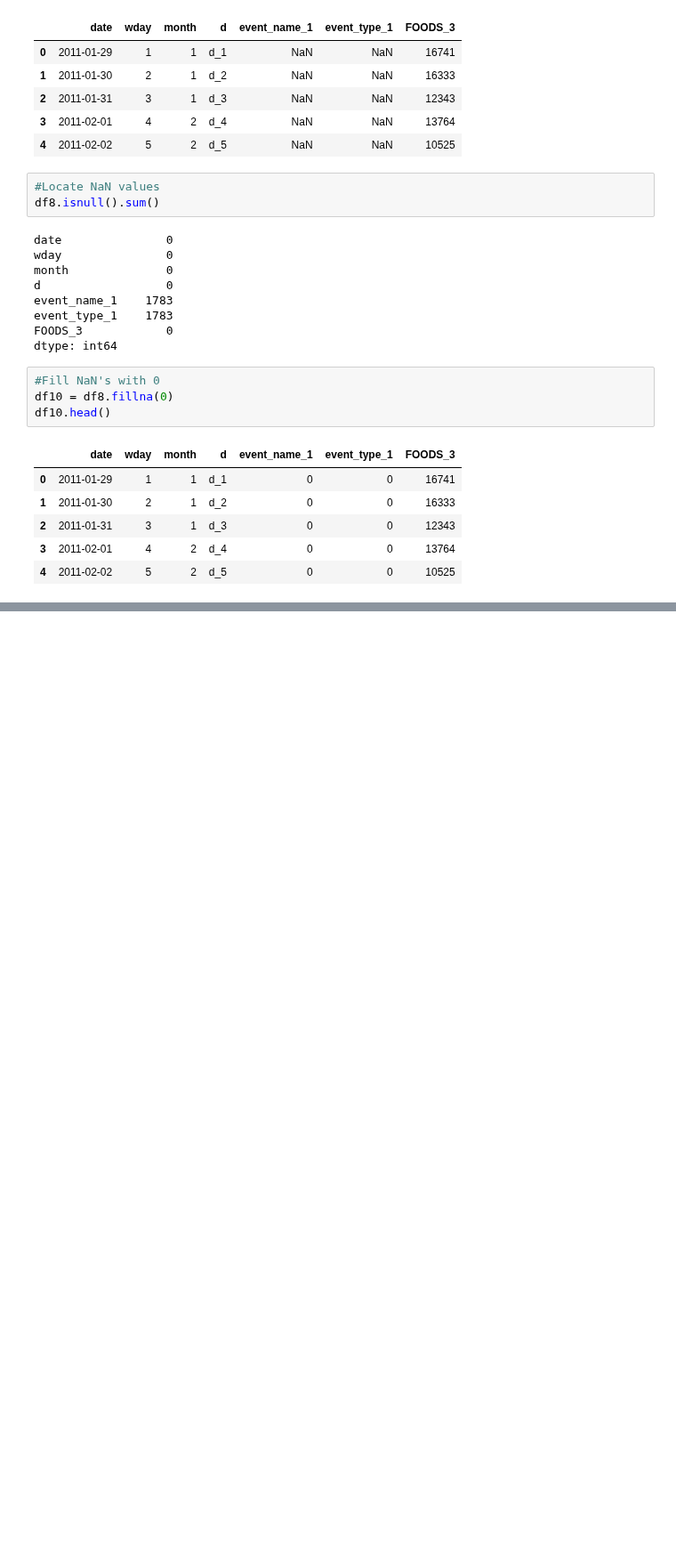
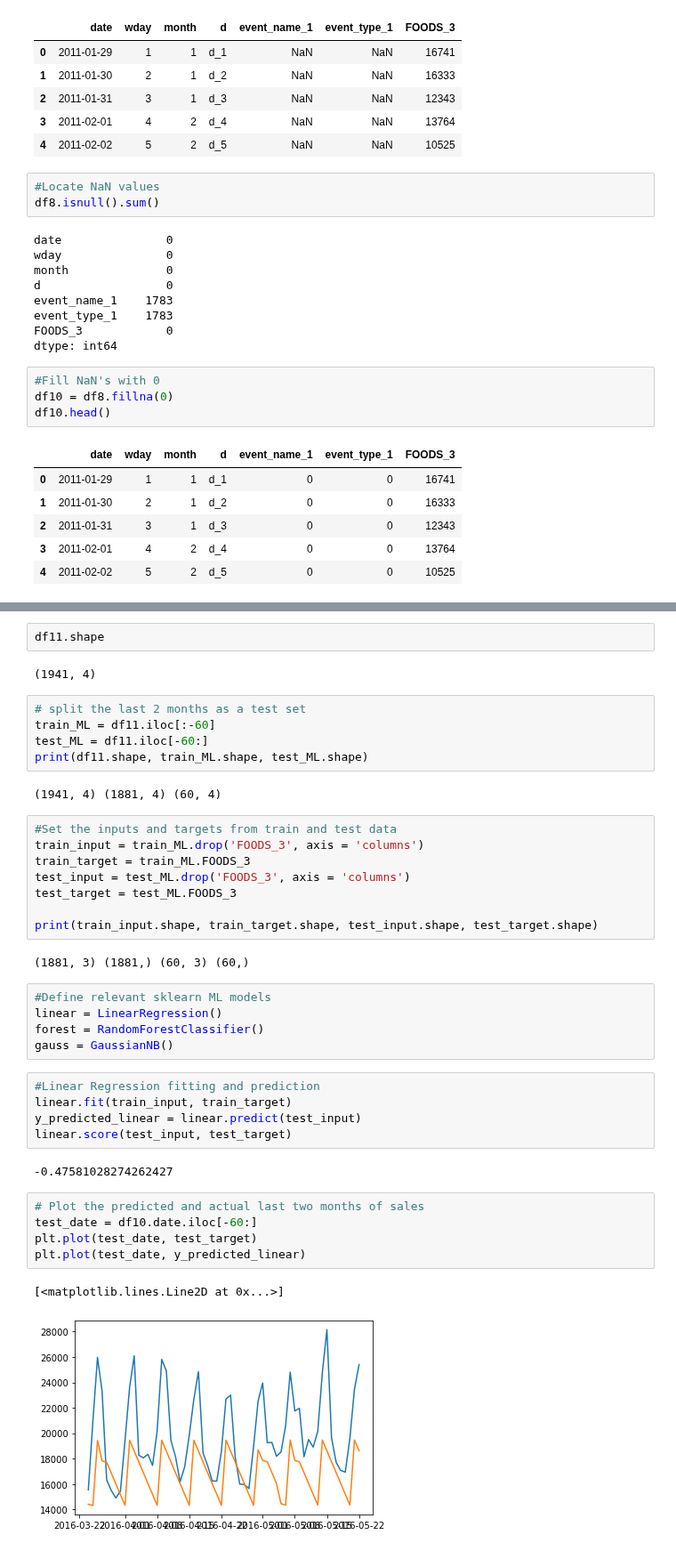
Before and after one commit to sithankanna/hts-forecast, a Jupyter notebook: notebooks/002-EK-EDA.ipynb, the cells around one changed output, grey strips where cells are left out. Shown at 89% size. Cells and saved outputs as stored; diff of their text form; blank space fills up the shorter version.

Commit message:
Begin modelling FOODS_3 with ML

```diff
--- a/notebooks/002-EK-EDA.ipynb
+++ b/notebooks/002-EK-EDA.ipynb
@@ -415,0 +412,41 @@ df11[df11.event != 0]
+# %%
+df11.shape
+# %% [output]
+(1941, 4)
+# %%
+# split the last 2 months as a test set
+train_ML = df11.iloc[:-60]
+test_ML = df11.iloc[-60:]
+print(df11.shape, train_ML.shape, test_ML.shape)
+# %% [output]
+(1941, 4) (1881, 4) (60, 4)
+# %%
+#Set the inputs and targets from train and test data
+train_input = train_ML.drop('FOODS_3', axis = 'columns')
+train_target = train_ML.FOODS_3
+test_input = test_ML.drop('FOODS_3', axis = 'columns')
+test_target = test_ML.FOODS_3
+
+print(train_input.shape, train_target.shape, test_input.shape, test_target.shape)
+# %% [output]
+(1881, 3) (1881,) (60, 3) (60,)
+# %%
+#Define relevant sklearn ML models
+linear = LinearRegression()
+forest = RandomForestClassifier()
+gauss = GaussianNB()
+# %%
+#Linear Regression fitting and prediction
+linear.fit(train_input, train_target)
+y_predicted_linear = linear.predict(test_input)
+linear.score(test_input, test_target)
+# %% [output]
+-0.47581028274262427
+# %%
+# Plot the predicted and actual last two months of sales
+test_date = df10.date.iloc[-60:]
+plt.plot(test_date, test_target)
+plt.plot(test_date, y_predicted_linear)
+# %% [output]
+[<matplotlib.lines.Line2D at 0x...>]
+[figure, added]
```
Also changed, not shown: parts of 10 cells of this notebook.
